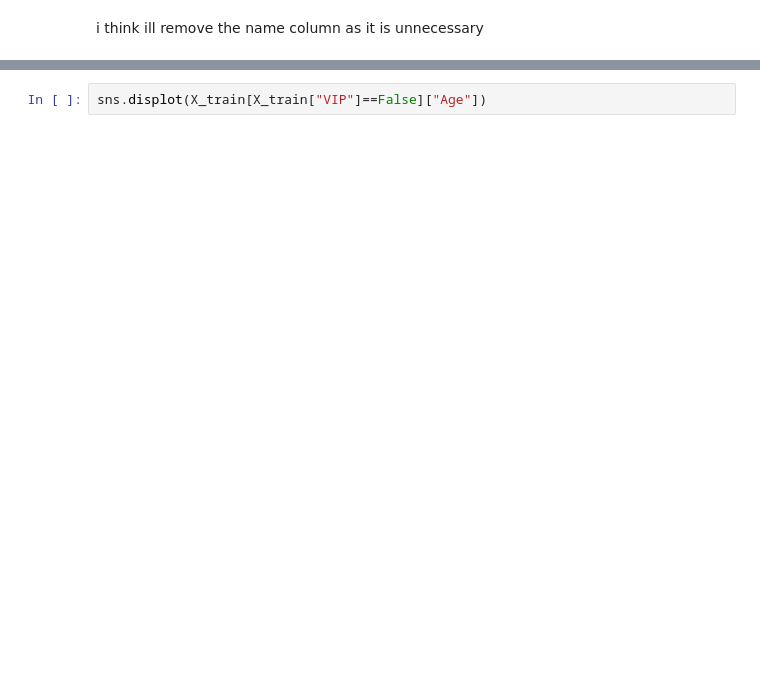
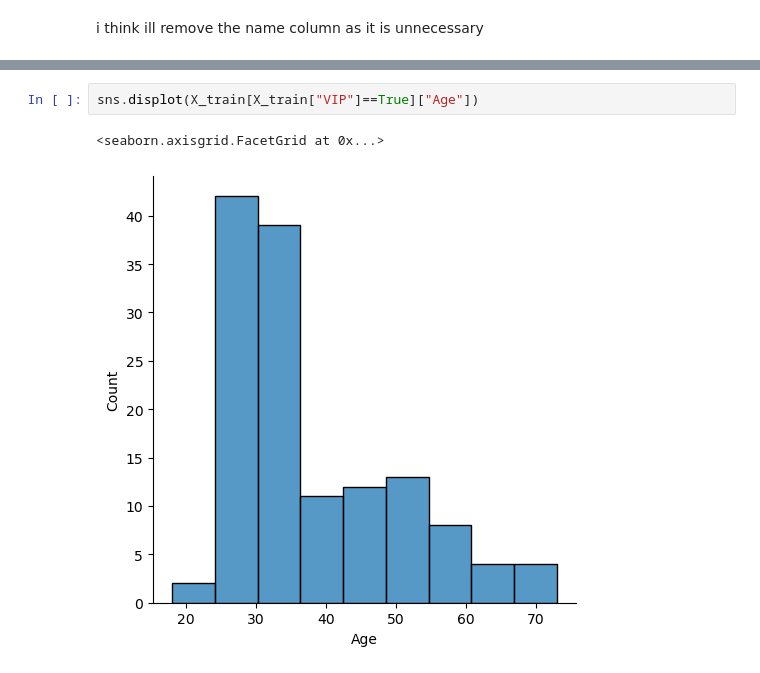
Before and after one commit to lseeker5/Spaceship-Titanic, a Jupyter notebook: spaceship-titanic-v1.ipynb, the cells around one changed output, grey strips where cells are left out. Drawn from its saved outputs; the diff is of its cells as text; blank space fills up the shorter version.

```diff
--- a/spaceship-titanic-v1.ipynb
+++ b/spaceship-titanic-v1.ipynb
@@ -257,4 +550,7 @@ X_train[X_train["VIP"]==True]["Age"].mean()
 # %%
-sns.displot(X_train[X_train["VIP"]==False]["Age"])
+sns.displot(X_train[X_train["VIP"]==True]["Age"])
+# %% [output]
+<seaborn.axisgrid.FacetGrid at 0x...>
+[figure, added]
 # %%
 X_train["Age"]
```
Also changed, not shown: parts of 35 cells of this notebook.
